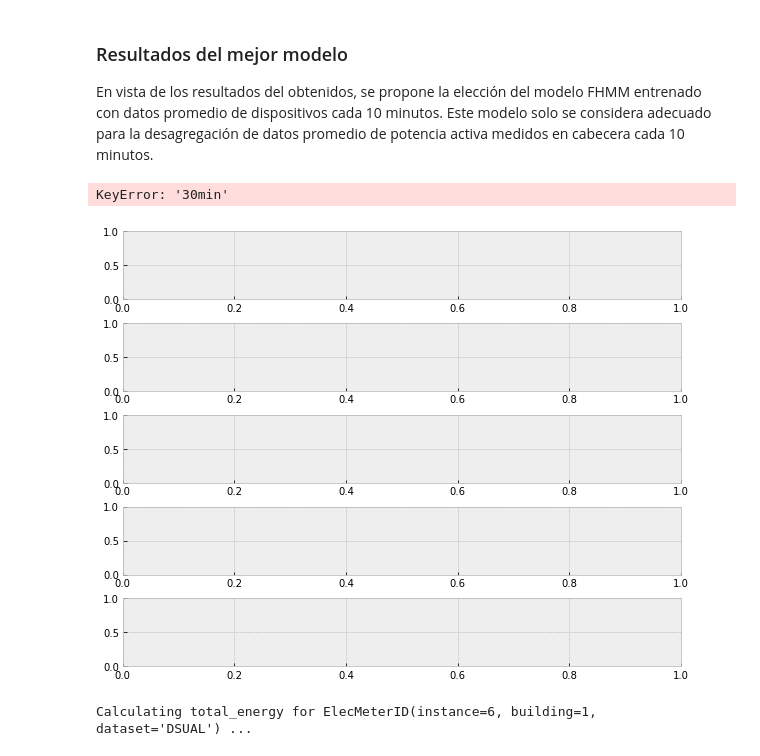
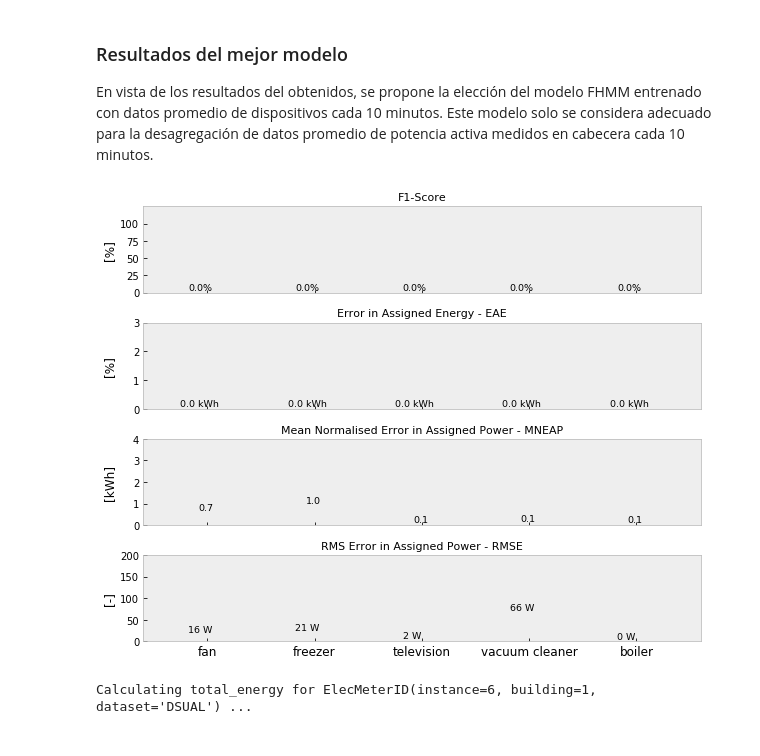
Before and after one commit to crn565/ozm_v2, a Jupyter notebook: 8.-METRICAS.ipynb, the cells around one changed output. Saved outputs shown, nothing was run; the diff lists cells and outputs as text; code cells hidden in the pictures.

```diff
--- a/8.-METRICAS.ipynb
+++ b/8.-METRICAS.ipynb
@@ -309,7 +352,9 @@ AttributeError: 'tuple' object has no attribute 'instance'
 # %%
 m_mean = {}
 
-cols=['FEAC','F1','EAE','MNEAP','RMSE']
+#cols=['FEAC','F1','EAE','MNEAP','RMSE']
+
+cols=['F1','EAE','MNEAP','RMSE']
 labels=['CO-first', 'CO-mean', 'CO-median', 'FHMM-first', 'FHMM-mean' ,'FHMM-median']
 per=['10s','30s','60s','5min','10min','15min','30min']
 
@@ -372,7 +441,7 @@ KeyError: 'F1'
 # %%
 rcParams['figure.figsize'] = (10, 11.5)
-fig, (ax1,ax2,ax3,ax4,ax5) = plt.subplots(5, 1, sharex=True, gridspec_kw={'hspace': 0.35})
-cols=['FEAC','F1','EAE','MNEAP','RMSE']
+fig, (ax2,ax3,ax4,ax5) = plt.subplots(4, 1, sharex=True, gridspec_kw={'hspace': 0.35})
+cols=['F1','EAE','MNEAP','RMSE']
 ylabels=['[%]','[%]','[kWh]','[-]','[W]']
 per=['10s','30s','60s','5min','10min','15min','30min']
 
@@ -390,13 +459,12 @@ for ax in fig.get_axes():
     c+=1
 
 ax5.set_xticklabels(labels=per, rotation=0, fontdict={'fontsize':12})
-fig.align_ylabels([(ax1,ax2,ax3,ax4,ax5)])
-ax1.set(ylim=(0,120))
-ax1.set_yticks([0,25,50,75,100])
+fig.align_ylabels([(ax2,ax3,ax4,ax5)])
 ax2.set(ylim=(0,120))
 ax2.set_yticks([0,25,50,75,100])
+
 ax5.set_yticks([0,50,100,150,200])
-ax1.set_title('Fraction of Energy Assigned Correctly - FEAC', fontsize=11, loc='center')
+
 ax2.set_title('F1-Score', fontsize=11, loc='center')
 ax3.set_title('Error in Assigned Energy - EAE', fontsize=11, loc='center')
 ax4.set_title('Mean Normalised Error in Assigned Power - MNEAP', fontsize=11, loc='center')
@@ -404,7 +472,6 @@ ax5.set_title('RMS Error in Assigned Power - RMSE', fontsize=11, loc='center')
 lgd = ax5.legend(labels.keys(), loc='lower center', ncol=6, bbox_to_anchor=(0.5, -0.6),fontsize=9.5)
 
 
-ax1.annotate("97.1%", xy=(5.8, 100)); #30min FHMM-median
 ax2.annotate("90.5%", xy=(0.68, 98)); #30s FHMM-mean
 ax3.annotate("0.19", xy=(6.22, 1.4)); #30min FHMM-median
 ax3.annotate("kWh", xy=(6.22, 0.9)); #30min FHMM-median
@@ -483,58 +564,56 @@ En vista de los resultados del obtenidos, se propone la elección del modelo FHM
 # %%
 rcParams['figure.figsize'] = (10, 8)
 
-fig, (ax1,ax2,ax3,ax4,ax5) = plt.subplots(5, 1, sharex=False, gridspec_kw={'hspace': 0.35})
-cols=['FEAC','F1','EAE','MNEAP','RMSE']
+fig, (ax2,ax3,ax4,ax5) = plt.subplots(4, 1, sharex=False, gridspec_kw={'hspace': 0.35})
+#cols=['FEAC','F1','EAE','MNEAP','RMSE']
+
+cols=['F1','F1','EAE','MNEAP','RMSE']
+
 ylabels=['[%]','[%]','[kWh]','[-]','[W]']
 colors=['tab:red','tab:blue','tab:orange','tab:green','tab:olive','tab:purple','tab:cyan']
 c=0
 
 for ax in fig.get_axes():
-    df=pd.DataFrame(m['30min'][5][cols[c]])
-    if ax==ax1:
-        pass
-        df.mean().plot.barh(ax=ax1, width=0.7, edgecolor='black', linewidth=0.5, legend=False, color='gold')
-    else:
-        df[cols[c]].plot.bar(ax=ax, width=0.7, edgecolor='black', linewidth=0.5, legend=False, color=colors)
+    df=pd.DataFrame(m['30min'][4][cols[c]])
+    df[cols[c]].plot.bar(ax=ax, width=0.7, edgecolor='black', linewidth=0.5, legend=False, color=colors)
     ax.set(ylabel=ylabels[c])
     ax.grid(b=None)
     c+=1
 
-ax1.set_xticklabels(['0','','','','','100'])
-ax1.set_yticklabels('')
+
 ax2.set_xticklabels('')
 ax3.set_xticklabels('')
 ax4.set_xticklabels('')
 ax5.set_xticklabels(ax5.get_xticklabels(), rotation=0, fontdict={'fontsize':12})
-fig.align_ylabels([(ax1,ax2,ax3,ax4,ax5)])
-ax1.set(xlim=(0,105))
+
+fig.align_ylabels([(ax2,ax3,ax4,ax5)])
+
 ax2.set(ylim=(0,125))
 ax3.set(ylim=(0,1))
 ax4.set(ylim=(0,0.7))
 ax5.set(ylim=(0,110))
 
-#ax2.set_yticks([0,25,50,75,100])
-#ax3.set_yticks([0,1,2,3])
-#ax4.set_yticks([0,1,2,3,4])
-#ax5.set_yticks([0,50,100,150,200])
+ax2.set_yticks([0,25,50,75,100])
+ax3.set_yticks([0,1,2,3])
+ax4.set_yticks([0,1,2,3,4])
+ax5.set_yticks([0,50,100,150,200])
 
-ax1.set_title('Fraction of Energy Assigned Correctly - FEAC', fontsize=11, loc='center')
+
 ax2.set_title('F1-Score', fontsize=11, loc='center')
 ax3.set_title('Error in Assigned Energy - EAE', fontsize=11, loc='center')
 ax4.set_title('Mean Normalised Error in Assigned Power - MNEAP', fontsize=11, loc='center')
 ax5.set_title('RMS Error in Assigned Power - RMSE', fontsize=11, loc='center')
 
 df=pd.DataFrame(m['30min'][5])
-ax1.annotate(str(round(df['FEAC'][3],1))+'%', xy=(df['FEAC'][0]+1 , 0.01), fontsize=9.5)
-for x in range(6):ax2.annotate(str(round(df['F1'][x],1))+'%', xy=(x-0.18 , df['F1'][x]+4),fontsize=9.5)
-for x in range(6):ax3.annotate(str(round(df['EAE'][x],1))+' kWh', xy=(x-0.25 , df['EAE'][x]+0.1),fontsize=9.5)
-for x in range(6):ax4.annotate(str(round(df['MNEAP'][x],1)), xy=(x-0.08 , df['MNEAP'][x]+0.03),fontsize=9.5)
-for x in range(6):ax5.annotate(str(round(df['RMSE'][x]))+' W', xy=(x-0.18 , df['RMSE'][x]+5),fontsize=9.5)
+
+for x in range(5):ax2.annotate(str(round(df['F1'][x],1))+'%', xy=(x-0.18 , df['F1'][x]+4),fontsize=9.5)
+for x in range(5):ax3.annotate(str(round(df['EAE'][x],1))+' kWh', xy=(x-0.25 , df['EAE'][x]+0.1),fontsize=9.5)
+for x in range(5):ax4.annotate(str(round(df['MNEAP'][x],1)), xy=(x-0.08 , df['MNEAP'][x]+0.03),fontsize=9.5)
+for x in range(5):ax5.annotate(str(round(df['RMSE'][x]))+' W', xy=(x-0.18 , df['RMSE'][x]+5),fontsize=9.5)
 
 plt.savefig('./data/images/5.9_Metrics_FHMM_30min_median.svg', bbox_inches='tight', transparent=True)
 # %% [output]
-KeyError: '30min'
-[figure, old version]
+[figure, new version]
 # %%
 valid_Devices.total_energy()
 # %% [output]
```
Also changed, not shown: parts of 29 cells of this notebook.
